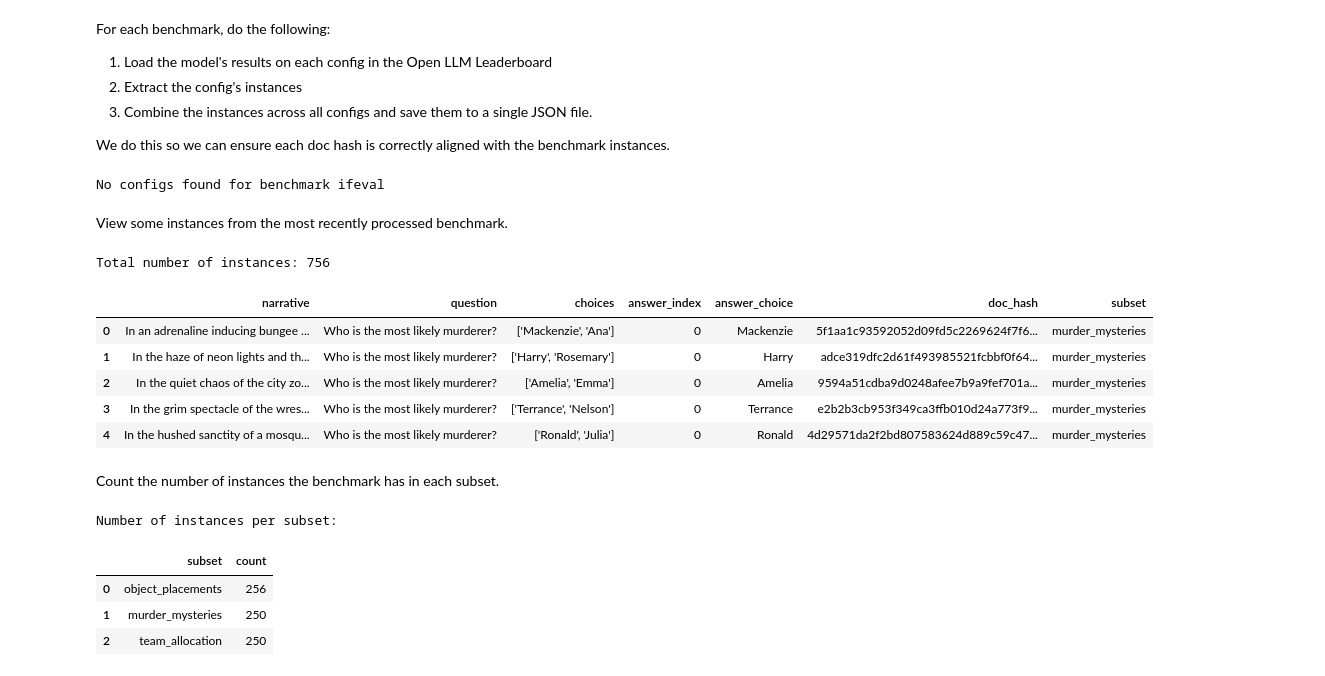
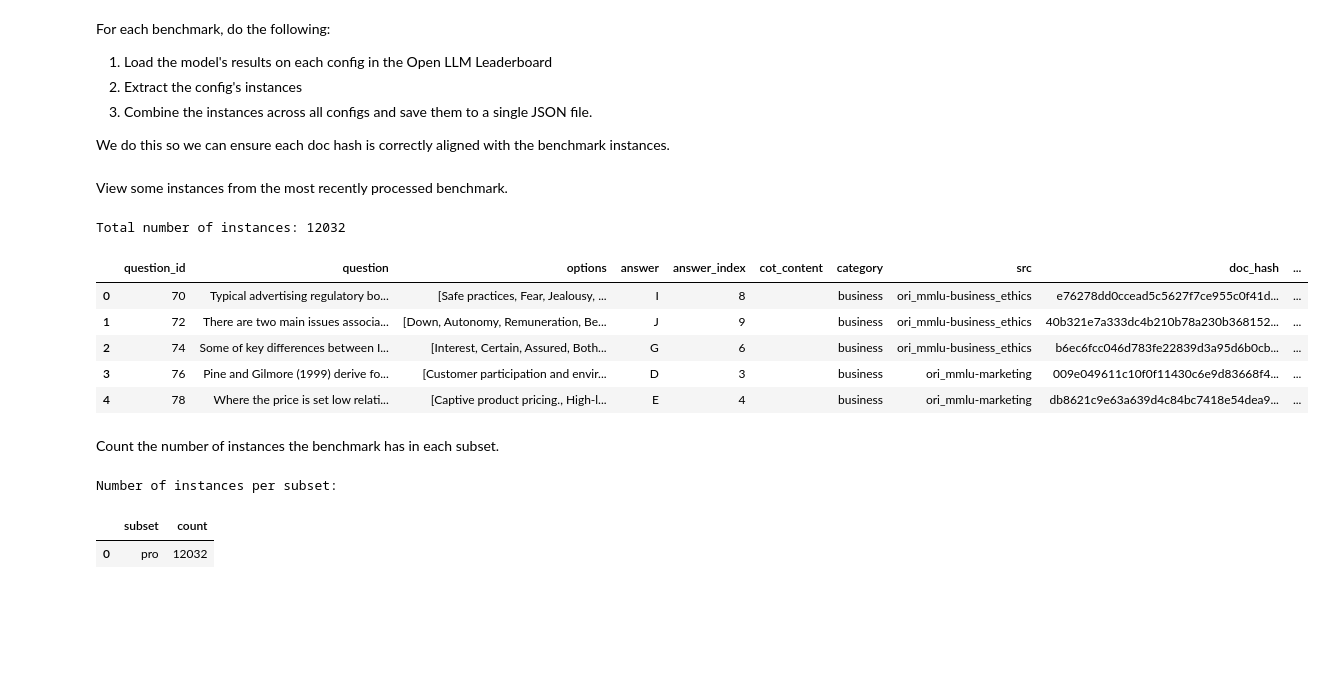
Before and after one commit to mpg05883/micro-benchmarking-reliability, a Jupyter notebook: full-open-llm-leaderboard/datasets.ipynb, the cells around one changed output. Drawn from its saved outputs; the diff is of its cells as text; code cells hidden in the pictures; blank space fills up the shorter version.

```diff
--- a/full-open-llm-leaderboard/open_llm_leaderboard_eda.ipynb
+++ b/full-open-llm-leaderboard/datasets.ipynb
@@ -211,6 +208,12 @@ for config in common_configs:
     if subset:
         benchmarks[benchmark].append(subset)
 
+# Remove GPQA's extended and diamond subsets
+benchmarks["gpqa"] = ["main"]
+
+# Remove IFEval and MuSR
+benchmarks = {k: v for k, v in benchmarks.items() if k != "ifeval" and k != "musr"}
+
 benchmarks_path = Path("resources/benchmarks.json")
 with open(benchmarks_path, "w") as f:
     json.dump(benchmarks, f, indent=4)
@@ -269,6 +274,12 @@ We do this so we can ensure each doc hash is correctly aligned with the benchmar
 split = "latest"
 columns = ["doc", "doc_hash"]
 data_dir = Path("data")
+
+pretty_names = {
+    "gpqa": "gpqa_main",
+    "math": "math_hard",
+    "mmlu": "mmlu_pro",
+}
 
 for i, benchmark in enumerate(benchmarks):
     configs = benchmarks[benchmark]
@@ -311,12 +322,6 @@ for i, benchmark in enumerate(benchmarks):
     # Combine all configs into a single dataframe and save to a JSON file
     all_configs_df = pd.concat(config_dfs)
 
-    pretty_names = {
-        "gpqa": "gpqa_main",
-        "math": "math_hard",
-        "mmlu": "mmlu_pro",
-    }
-
     pretty_benchmark = pretty_names.get(benchmark, benchmark)
 
     out_path = Path(f"{data_dir}/{pretty_benchmark}/dataset.json")
@@ -327,23 +332,21 @@ for i, benchmark in enumerate(benchmarks):
         orient="records",
         indent=4,
     )
-# %% [output]
-No configs found for benchmark ifeval
 # %% [markdown]
 View some instances from the most recently processed benchmark.
 # %%
-df = pd.read_json(f"{data_dir}/{benchmark}/dataset.json")
+df = pd.read_json(f"{data_dir}/{pretty_names.get(benchmark, benchmark)}/dataset.json")
 
 print(f"Total number of instances: {len(df)}")
 df.head()
 # %% [output]
-Total number of instances: 756
+Total number of instances: 12032
-|  | narrative | question | choices | answer_index | answer_choice | doc_hash | subset |
-| 0 | In an adrenaline inducing bungee ... | Who is the most likely murderer? | ['Mackenzie', 'Ana'] | 0 | Mackenzie | 5f1aa1c93592052d09fd5c2269624f7f6... | murder_mysteries |
-| 1 | In the haze of neon lights and th... | Who is the most likely murderer? | ['Harry', 'Rosemary'] | 0 | Harry | adce319dfc2d61f493985521fcbbf0f64... | murder_mysteries |
-| 2 | In the quiet chaos of the city zo... | Who is the most likely murderer? | ['Amelia', 'Emma'] | 0 | Amelia | 9594a51cdba9d0248afee7b9a9fef701a... | murder_mysteries |
-| 3 | In the grim spectacle of the wres... | Who is the most likely murderer? | ['Terrance', 'Nelson'] | 0 | Terrance | e2b2b3cb953f349ca3ffb010d24a773f9... | murder_mysteries |
-| 4 | In the hushed sanctity of a mosqu... | Who is the most likely murderer? | ['Ronald', 'Julia'] | 0 | Ronald | 4d29571da2f2bd807583624d889c59c47... | murder_mysteries |
+|  | question_id | question | options | answer | answer_index | cot_content | category | src | doc_hash | ... |
+| 0 | 70 | Typical advertising regulatory bo... | [Safe practices, Fear, Jealousy, ... | I | 8 |  | business | ori_mmlu-business_ethics | e76278dd0ccead5c5627f7ce955c0f41d... | ... |
+| 1 | 72 | There are two main issues associa... | [Down, Autonomy, Remuneration, Be... | J | 9 |  | business | ori_mmlu-business_ethics | 40b321e7a333dc4b210b78a230b368152... | ... |
+| 2 | 74 | Some of key differences between I... | [Interest, Certain, Assured, Both... | G | 6 |  | business | ori_mmlu-business_ethics | b6ec6fcc046d783fe22839d3a95d6b0cb... | ... |
+| 3 | 76 | Pine and Gilmore (1999) derive fo... | [Customer participation and envir... | D | 3 |  | business | ori_mmlu-marketing | 009e049611c10f0f11430c6e9d83668f4... | ... |
+| 4 | 78 | Where the price is set low relati... | [Captive product pricing., High-l... | E | 4 |  | business | ori_mmlu-marketing | db8621c9e63a639d4c84bc7418e54dea9... | ... |
 # %% [markdown]
 Count the number of instances the benchmark has in each subset.
 # %%
@@ -358,6 +361,4 @@ display(
 # %% [output]
 Number of instances per subset:
 |  | subset | count |
-| 0 | object_placements | 256 |
-| 1 | murder_mysteries | 250 |
-| 2 | team_allocation | 250 |
+| 0 | pro | 12032 |
```
Also changed, not shown: parts of 2 cells of this notebook, 10 other files.
